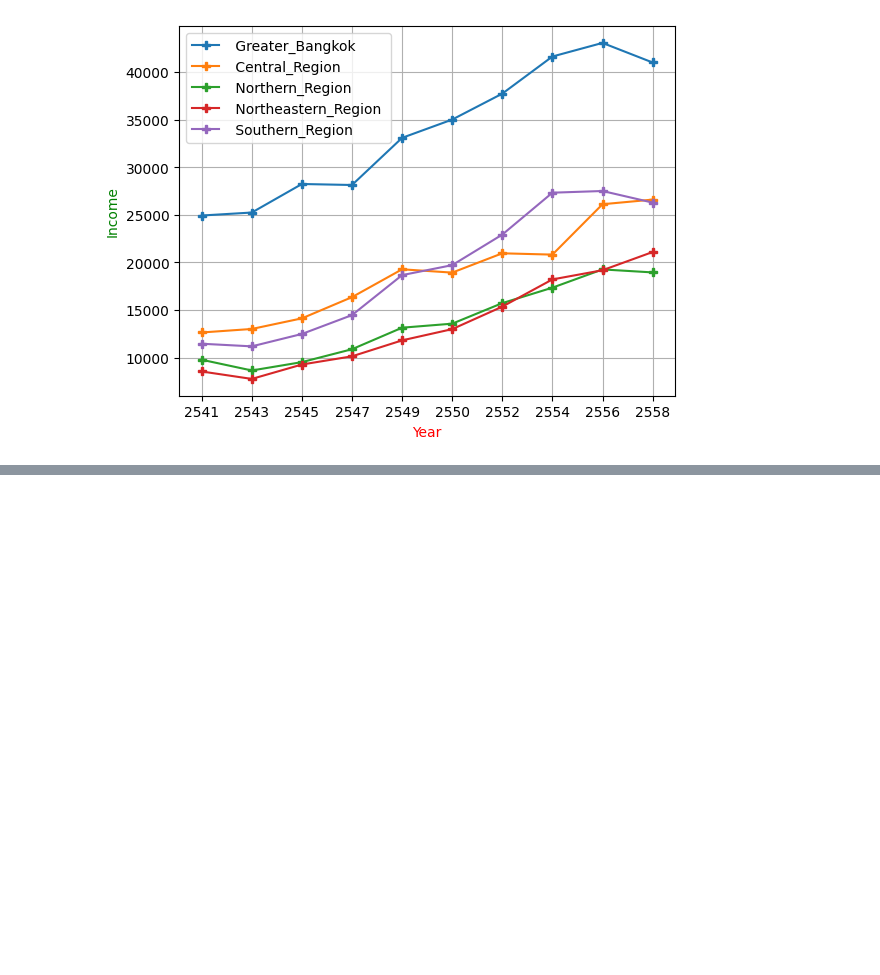
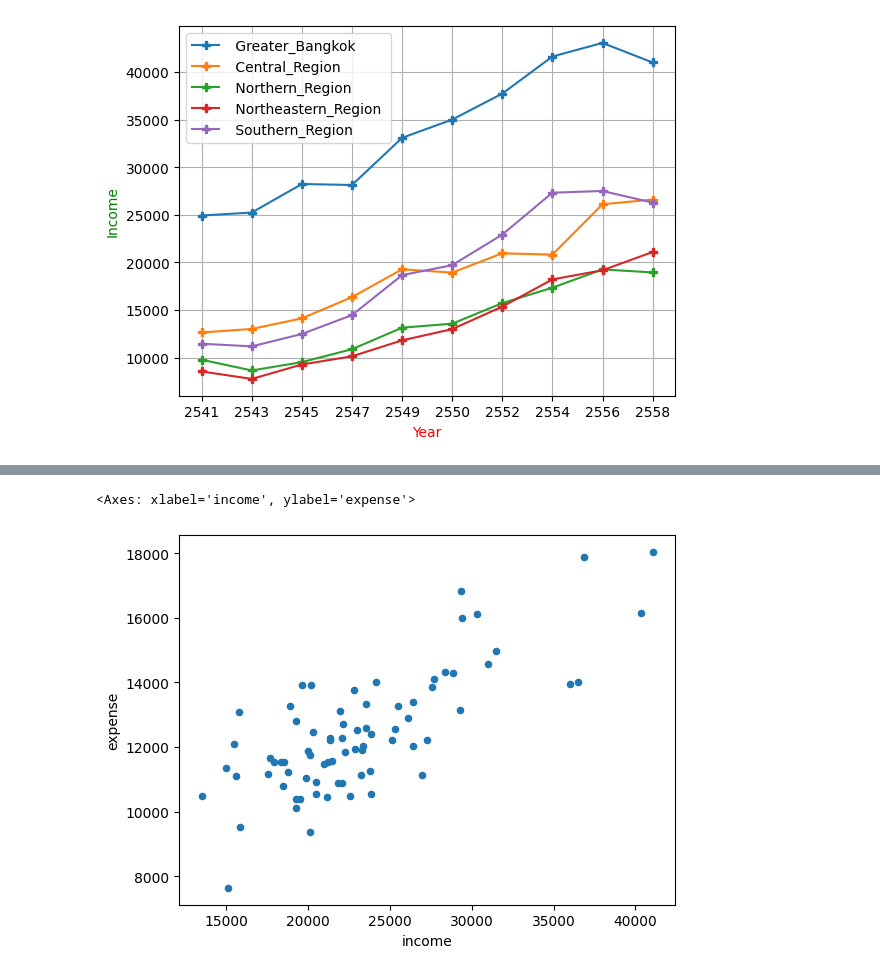
Before and after one commit to BooksHorse/m5term2, a Jupyter notebook: graph.ipynb, the cells around one changed output, grey strips where cells are left out. Cells and saved outputs as stored; diff of their text form; code cells hidden in the pictures; blank space fills up the shorter version.

```diff
--- a/graph.ipynb
+++ b/graph.ipynb
@@ -55,0 +81,3 @@ NameError: name 'df' is not defined
+# %%
+df_income=pd.read_csv("income-expense.csv")
+df_income
@@ -55,0 +112,5 @@ NameError: name 'df' is not defined
+# %%
+df_income.plot.scatter(x='income',y='expense')
+# %% [output]
+<Axes: xlabel='income', ylabel='expense'>
+[figure, added]
```
Also changed, not shown: parts of 6 cells of this notebook.
